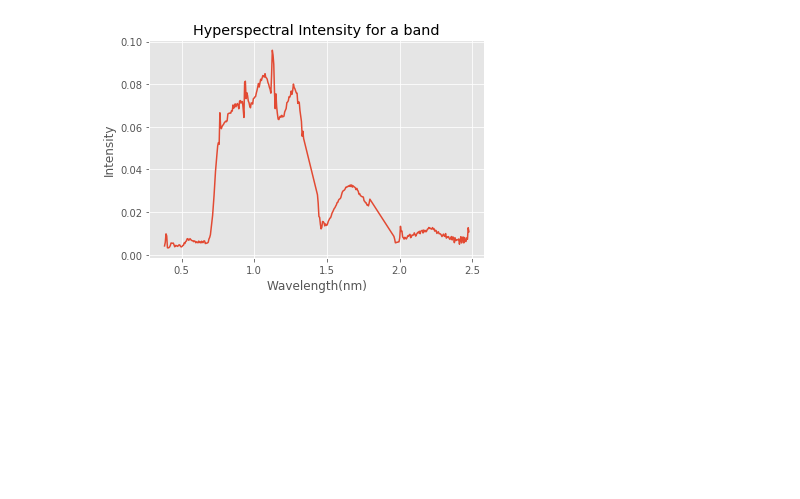
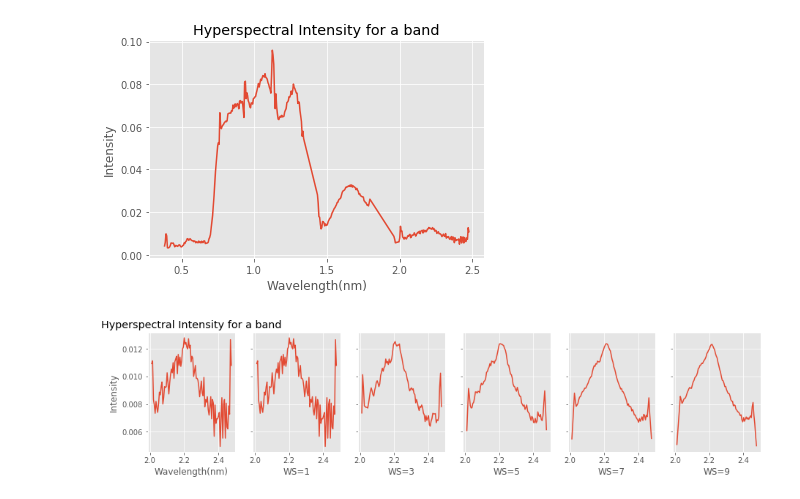
Before and after one commit to rachit-ranjan16/CrownSeg, a Jupyter notebook: Clustering and Segmentation.ipynb, the cells around one changed output. Cells and saved outputs as stored; diff of their text form; code cells hidden in the pictures; blank space fills up the shorter version.

Commit message:
Smoothening logic for LF bands in all images. Added Appconfig

```diff
--- a/Clustering and Segmentation.ipynb
+++ b/Clustering and Segmentation.ipynb
@@ -55,5 +60,6 @@ def plot_hyper_bands(im, pixel_x, pixel_y, wavelengths):
 # %% [markdown]
 #### Hyperspectral Image Bands without any processing
 # %%
-hyper_image = loadmat(HYPER_FOLDER_PATH + hyper_files[4])['image']
-plot_hyper_bands(hyper_image, pixel_x=40, pixel_y=25, wavelengths=wavelengths)
+hyper_image = loadmat(HYPER_FOLDER_PATH + hyper_files[3])['image']
+old_image = loadmat(DATASET_PATH + 'hs'  + sep + 'backup' + sep + 'OSBS_005_hyper.mat')['image']
+# plot_hyper_bands(hyper_image, pixel_x=40, pixel_y=25, wavelengths=wavelengths)
@@ -83,8 +91,7 @@ def process_hyper_images():
 # %%
 # wavelengths = hyper_bands['Band_nanometers']
 noise_flags = hyper_bands['Noise_flag']
-another = hyper_image[40][25]
-trimmed = trim_bands(another, list(noise_flags))
+trimmed = old_image[40][25]
 trim_wavelengths = trim_bands(wavelengths, list(noise_flags))
 plt.style.use('ggplot')
 f, ax = plt.subplots(1,1)
@@ -92,7 +99,25 @@ ax.set_xlabel('Wavelength(nm)')
 ax.set_ylabel('Intensity')
 ax.plot(trim_wavelengths, trimmed)
 ax.set_title('Hyperspectral Intensity for a band')
-f.savefig('AfterNoiseReduction.png')
+# f.savefig('AfterNoiseReduction.png')
 plt.show()
 # %% [output]
 [figure]
+# %%
+def smoothen(y, box_pts):
+    box = np.ones(box_pts)/box_pts
+    y_smooth = np.convolve(y, box, mode='same')
+    return y_smooth
+# %%
+noisy = trimmed[275:]
+f, axes = plt.subplots(1,6, sharey=True, figsize=(15,3))
+axes[0].set_xlabel('Wavelength(nm)')
+axes[0].set_ylabel('Intensity')
+axes[0].set_title('Hyperspectral Intensity for a band')
+axes[0].plot(trim_wavelengths[275:], trimmed[275:])
+for i in range(5):
+    axes[i+1].set_xlabel('WS=%d' % (2*i+1))
+    axes[i+1].plot(trim_wavelengths[275:], smoothen(trimmed[275:], 2*i+1))
+plt.show()
+# %% [output]
+[figure, added]
```
Also changed, not shown: parts of 16 cells of this notebook, 2 other files.
